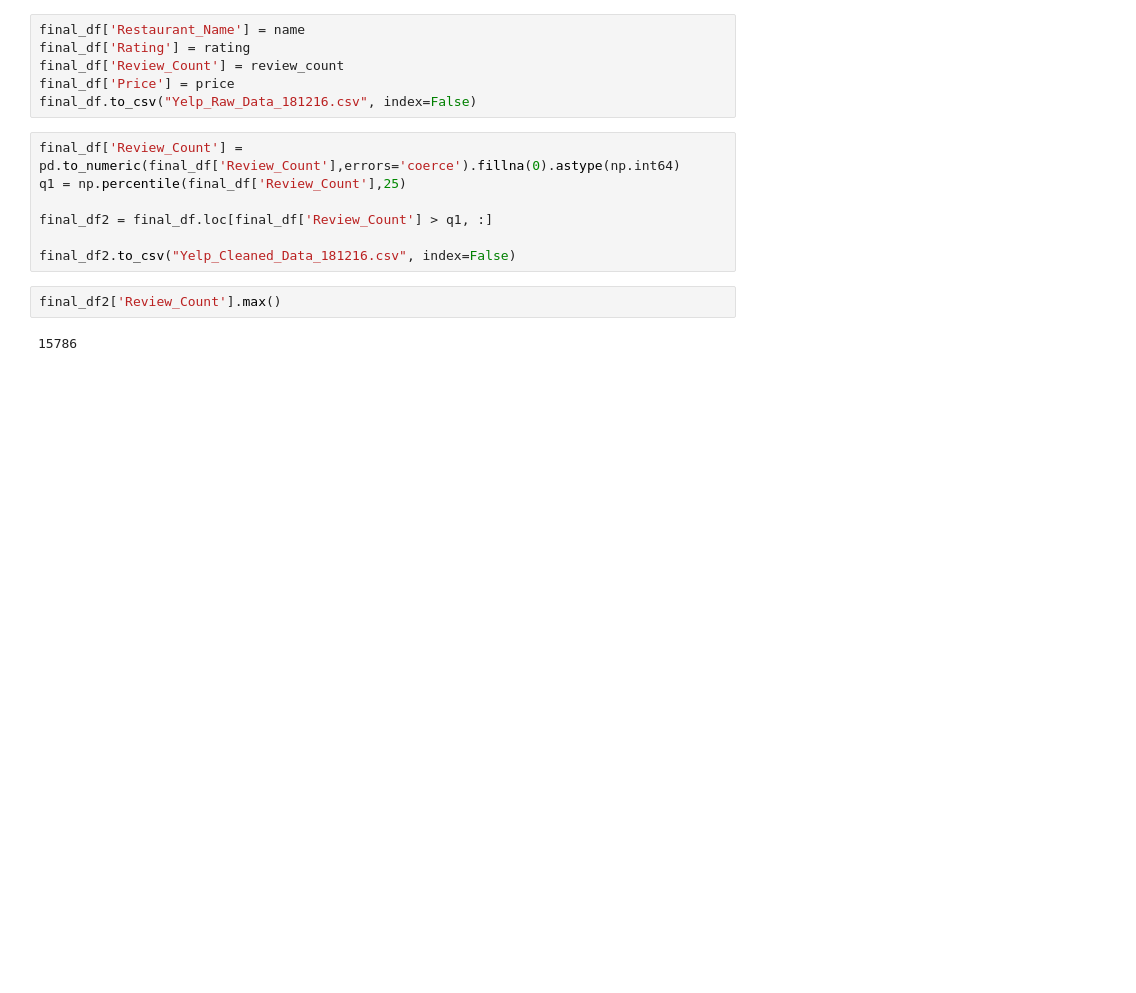
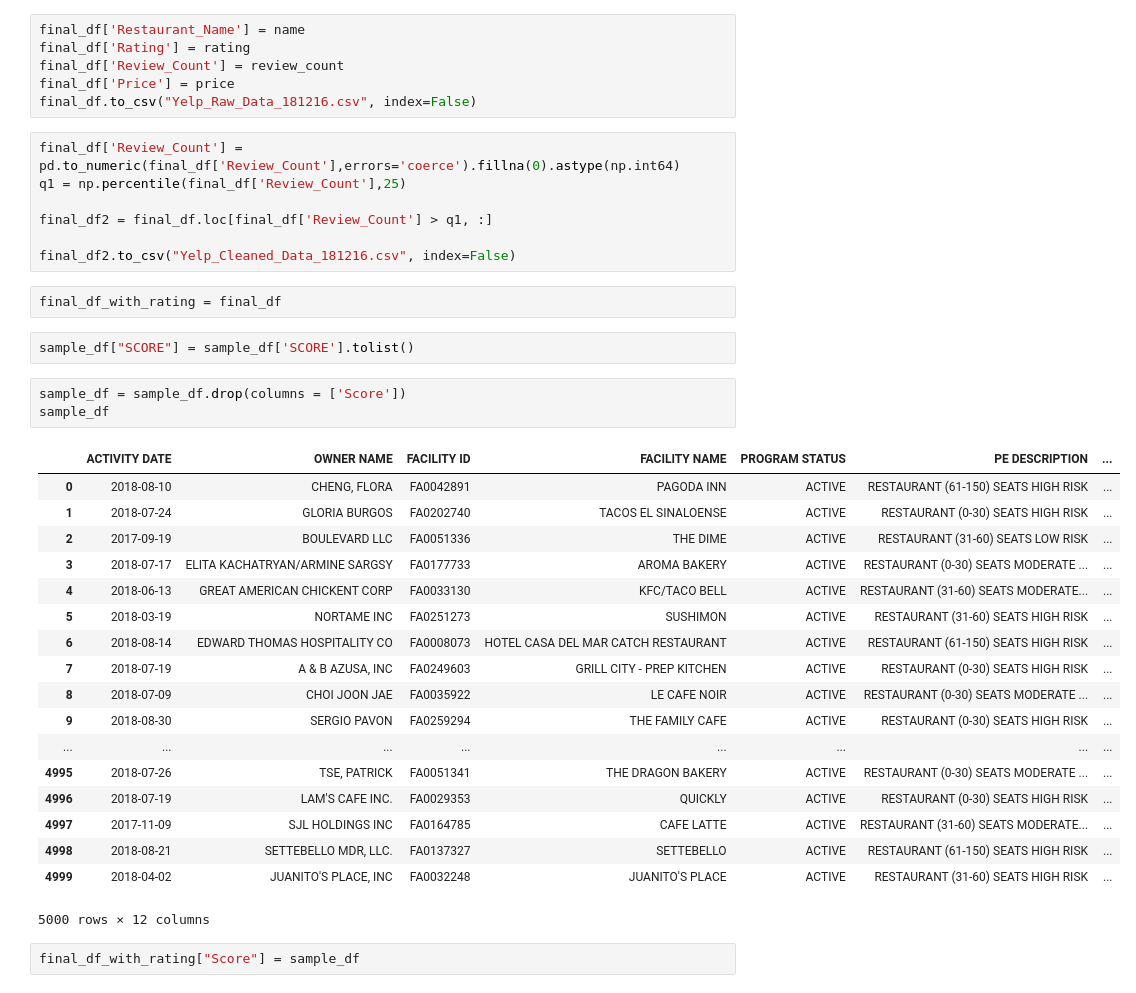
Before and after one commit to ryankchang/project1, a Jupyter notebook: albert.ipynb, the cells around one changed output. Cells and saved outputs as stored; diff of their text form; blank space fills up the shorter version.

```diff
--- a/albert.ipynb
+++ b/albert.ipynb
@@ -144,7 +166,31 @@ q1 = np.percentile(final_df['Review_Count'],25)
 final_df2 = final_df.loc[final_df['Review_Count'] > q1, :]
 
 final_df2.to_csv("Yelp_Cleaned_Data_181216.csv", index=False)
-# %%
-final_df2['Review_Count'].max()
-# %% [output]
-15786
+# %%
+final_df_with_rating = final_df
+# %%
+sample_df["SCORE"] = sample_df['SCORE'].tolist()
+# %%
+sample_df = sample_df.drop(columns = ['Score'])
+sample_df
+# %% [output]
+|  | ACTIVITY DATE | OWNER NAME | FACILITY ID | FACILITY NAME | PROGRAM STATUS | PE DESCRIPTION | ... |
+| 0 | 2018-08-10 | CHENG, FLORA | FA0042891 | PAGODA INN | ACTIVE | RESTAURANT (61-150) SEATS HIGH RISK | ... |
+| 1 | 2018-07-24 | GLORIA BURGOS | FA0202740 | TACOS EL SINALOENSE | ACTIVE | RESTAURANT (0-30) SEATS HIGH RISK | ... |
+| 2 | 2017-09-19 | BOULEVARD LLC | FA0051336 | THE DIME | ACTIVE | RESTAURANT (31-60) SEATS LOW RISK | ... |
+| 3 | 2018-07-17 | ELITA KACHATRYAN/ARMINE SARGSY | FA0177733 | AROMA BAKERY | ACTIVE | RESTAURANT (0-30) SEATS MODERATE ... | ... |
+| 4 | 2018-06-13 | GREAT AMERICAN CHICKENT CORP | FA0033130 | KFC/TACO BELL | ACTIVE | RESTAURANT (31-60) SEATS MODERATE... | ... |
+| 5 | 2018-03-19 | NORTAME INC | FA0251273 | SUSHIMON | ACTIVE | RESTAURANT (31-60) SEATS HIGH RISK | ... |
+| 6 | 2018-08-14 | EDWARD THOMAS HOSPITALITY CO | FA0008073 | HOTEL CASA DEL MAR CATCH RESTAURANT | ACTIVE | RESTAURANT (61-150) SEATS HIGH RISK | ... |
+| 7 | 2018-07-19 | A & B AZUSA, INC | FA0249603 | GRILL CITY - PREP KITCHEN | ACTIVE | RESTAURANT (0-30) SEATS HIGH RISK | ... |
+| 8 | 2018-07-09 | CHOI JOON JAE | FA0035922 | LE CAFE NOIR | ACTIVE | RESTAURANT (0-30) SEATS MODERATE ... | ... |
+| 9 | 2018-08-30 | SERGIO PAVON | FA0259294 | THE FAMILY CAFE | ACTIVE | RESTAURANT (0-30) SEATS HIGH RISK | ... |
+| ... | ... | ... | ... | ... | ... | ... | ... |
+| 4995 | 2018-07-26 | TSE, PATRICK | FA0051341 | THE DRAGON BAKERY | ACTIVE | RESTAURANT (0-30) SEATS MODERATE ... | ... |
+| 4996 | 2018-07-19 | LAM'S CAFE INC. | FA0029353 | QUICKLY | ACTIVE | RESTAURANT (0-30) SEATS HIGH RISK | ... |
+| 4997 | 2017-11-09 | SJL HOLDINGS INC | FA0164785 | CAFE LATTE | ACTIVE | RESTAURANT (31-60) SEATS MODERATE... | ... |
+| 4998 | 2018-08-21 | SETTEBELLO MDR, LLC. | FA0137327 | SETTEBELLO | ACTIVE | RESTAURANT (61-150) SEATS HIGH RISK | ... |
+| 4999 | 2018-04-02 | JUANITO'S PLACE, INC | FA0032248 | JUANITO'S PLACE | ACTIVE | RESTAURANT (31-60) SEATS HIGH RISK | ... |
+5000 rows × 12 columns
+# %%
+final_df_with_rating["Score"] = sample_df
```
Also changed, not shown: parts of 4 cells of this notebook, 1 other file.
